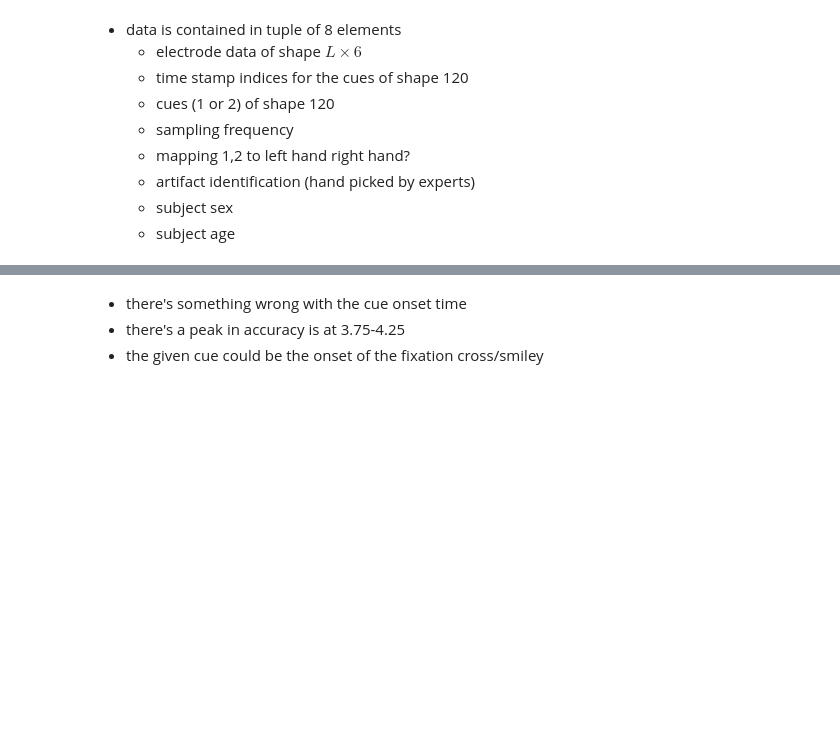
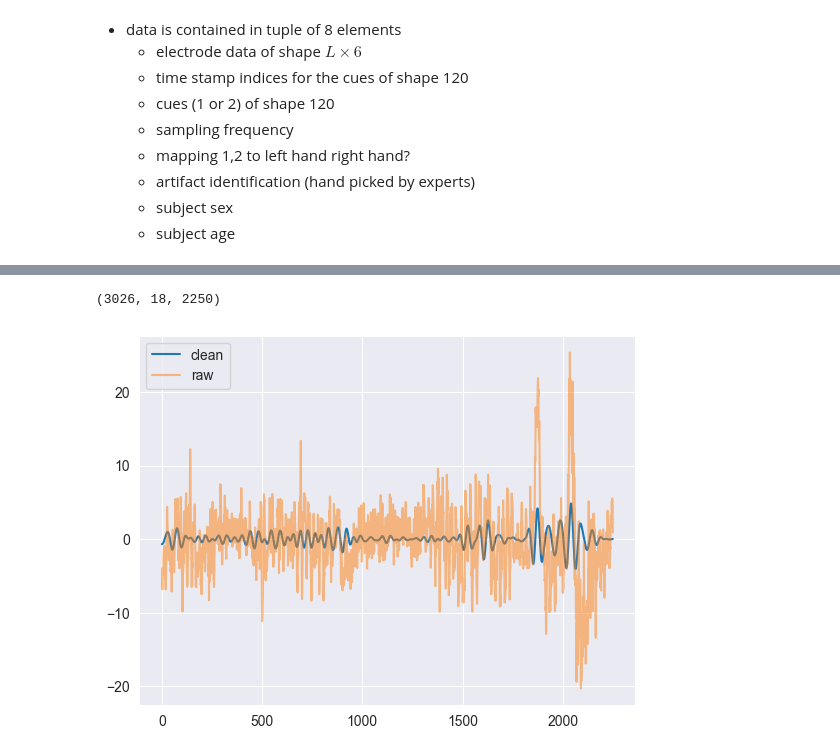
Before and after one commit to mcgill-neurotech/2024, a Jupyter notebook: classification/simple_classification.ipynb, the cells around one changed output, grey strips where cells are left out. Drawn from its saved outputs; the diff is of its cells as text; code cells hidden in the pictures; blank space fills up the shorter version.

```diff
--- a/classification/simple_classification.ipynb
+++ b/classification/simple_classification.ipynb
@@ -197,6 +201,9 @@ class Classifier:
 
 		self.x_train,self.y_train = self.preprocess(self.train_epochs,self.train_y)
 		self.x_val,self.y_val = self.preprocess(self.val_epochs,self.val_y)
+
+	def fit(self,*args,**kwargs):
+		pass
 
 	def filter(self,x):
 
@@ -234,18 +241,30 @@ class Classifier:
 	def get_test(self):
 		return self.x_val,self.y_val
 
-	def test(self):
-		x,y = self.get_test()
-		y_pred,y_discrete = self.predict(x)
+	def test(self,
+		  verbose=True):
 
-		acc = accuracy_score(y,y_discrete)
-		confusion = confusion_matrix(y,y_discrete,normalize="true")
+		outs = {}
+		for split in ["train","test"]:
+			x,y = self.get_test() if split == "test" else self.get_train()
+			y_pred,y_discrete = self.predict(x)
 
-		print(f"accuracy: {acc}")
-		print(confusion)
-		cm_display = ConfusionMatrixDisplay(confusion_matrix = confusion, display_labels = [False, True])
-		cm_display.plot()
-		plt.show()
+			acc = accuracy_score(y,y_discrete)
+			confusion = confusion_matrix(y,y_discrete,normalize="true")
+
+			kappa = cohen_kappa_score(y_discrete,y)
+
+			if verbose:
+
+				print(f"{split} kappa score: {kappa}")
+
+				print(f"{split} accuracy: {acc}")
+				print(confusion)
+				cm_display = ConfusionMatrixDisplay(confusion_matrix = confusion, display_labels = [False, True])
+				cm_display.plot()
+				plt.show()
+			outs[split] = (y,y_pred,y_discrete,acc,kappa)
+		return outs
 
 	def plot_first(self,i=0):
 
@@ -271,8 +434,4 @@ plt.show()
 # %% [output]
 [figure]
 # %%
-classifier = Classifier(dataset,t_baseline=-2,t_epoch=5)
+classifier = CSPClassifier(dataset,t_baseline=0,t_epoch=9)
-# %% [markdown]
-- there's something wrong with the cue onset time
-- there's a peak in accuracy is at 3.75-4.25
-- the given cue could be the onset of the fixation cross/smiley
@@ -278,0 +440,8 @@ classifier = Classifier(dataset,t_baseline=-2,t_epoch=5)
+# %%
+x.shape
+# %% [output]
+(3026, 18, 2250)
+# %%
+classifier.plot_first(0)
+# %% [output]
+[figure, added]
```
Also changed, not shown: parts of 15 cells of this notebook.
